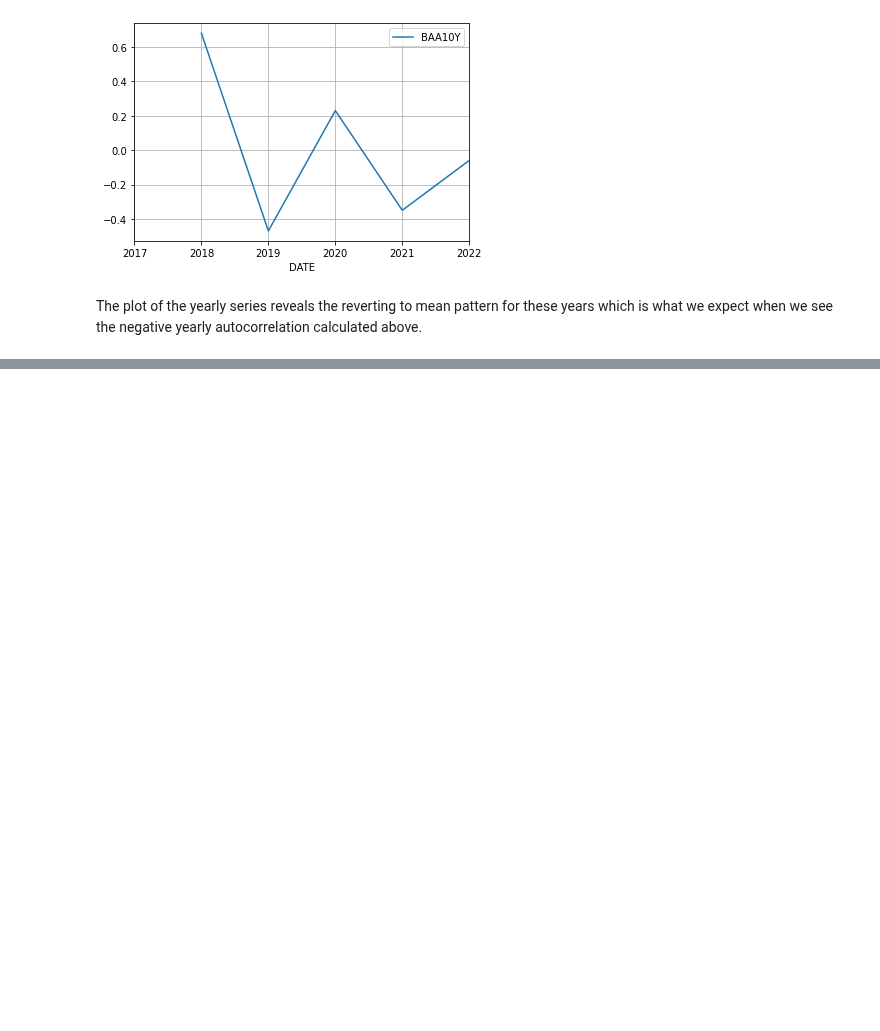
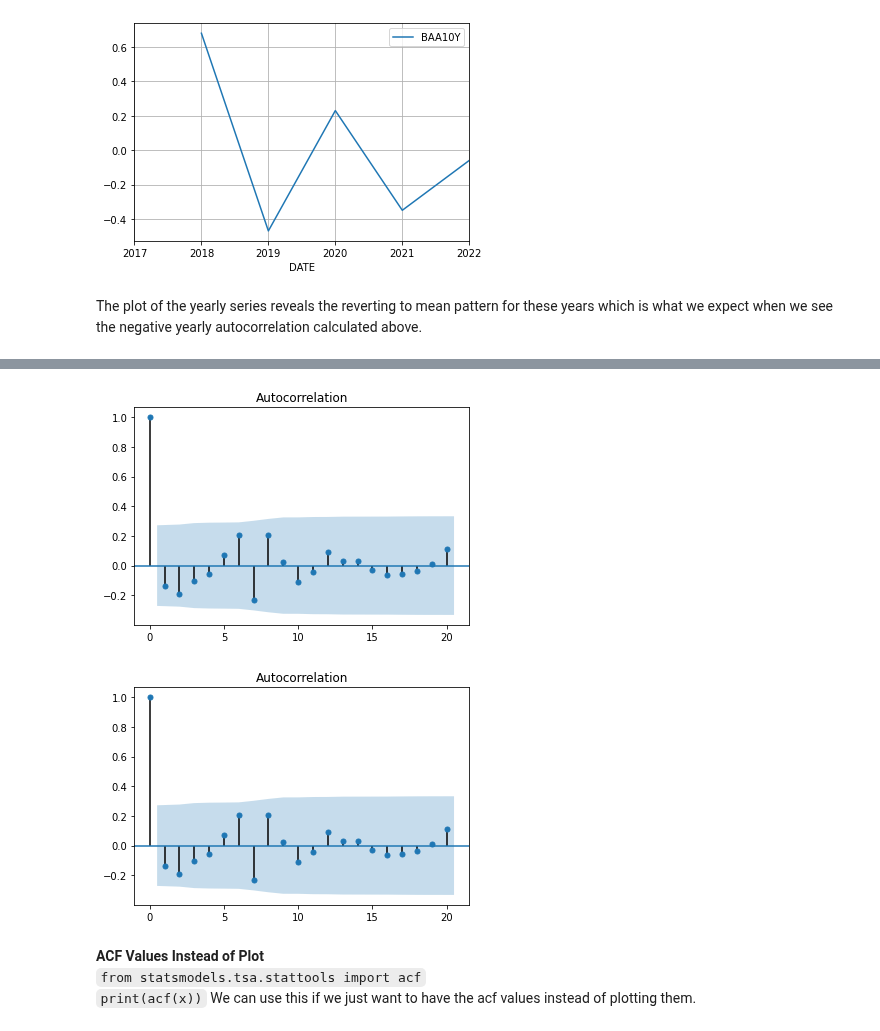
Before and after one commit to flyin01/dc, a Jupyter notebook: time_series_analysis.ipynb, the cells around one changed output, grey strips where cells are left out. Drawn from its saved outputs; the diff is of its cells as text; code cells hidden in the pictures; blank space fills up the shorter version.

```diff
--- a/time_series_analysis.ipynb
+++ b/time_series_analysis.ipynb
@@ -514,0 +539,12 @@ The plot of the yearly series reveals the reverting to mean pattern for these ye
+# %%
+from statsmodels.graphics.tsaplots import plot_acf
+
+plot_acf(returns_2018, lags=20, alpha=0.05)
+# %% [output]
+[figure, added]
+[figure, added]
+# %% [markdown]
+**ACF Values Instead of Plot**
+`from statsmodels.tsa.stattools import acf`
+`print(acf(x))`
+We can use this if we just want to have the acf values instead of plotting them.
```
Also changed, not shown: parts of 13 cells of this notebook.
